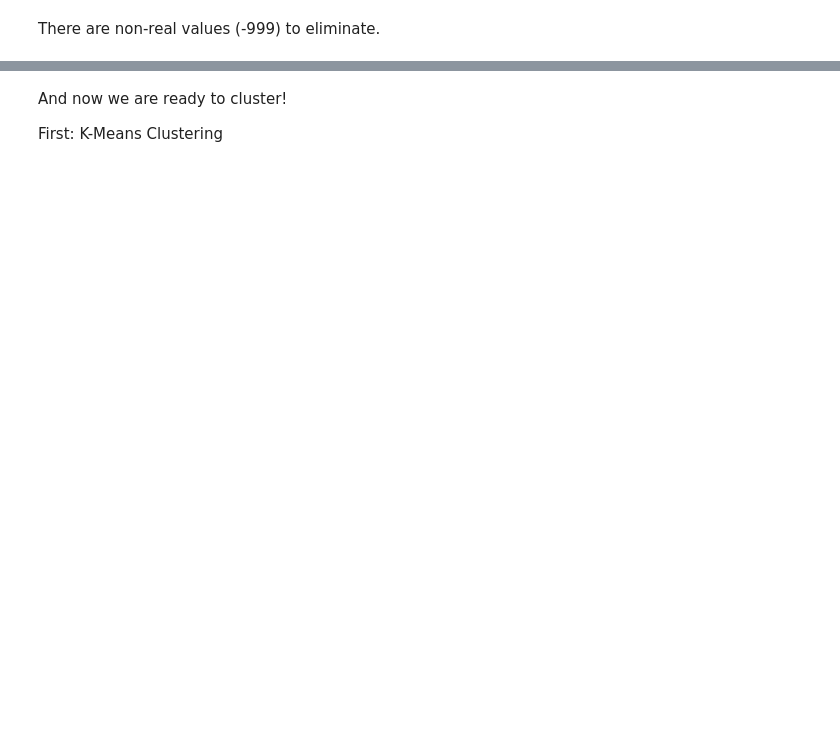
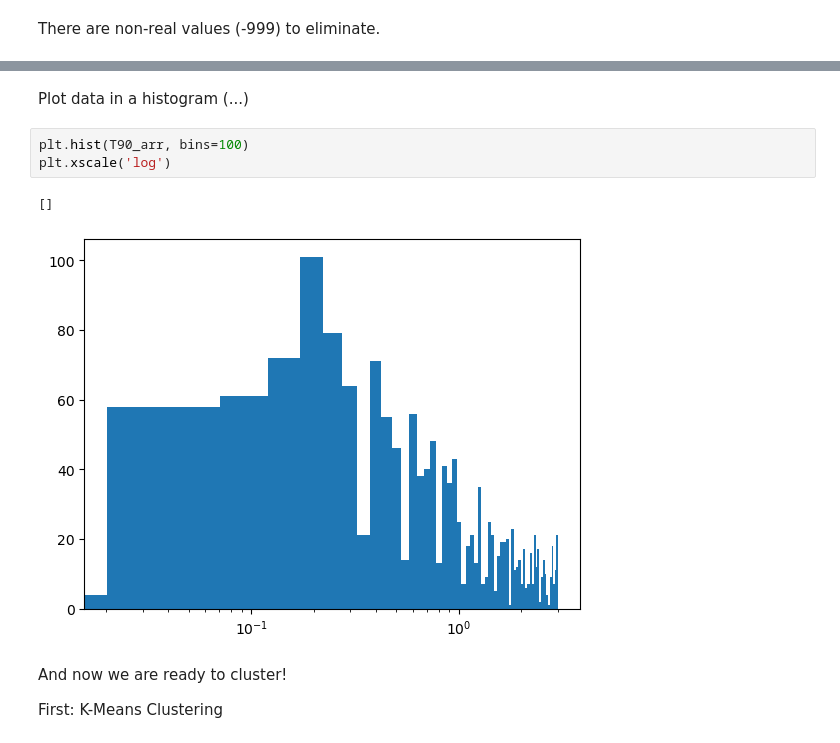
Before and after one commit to Ale5606/ilovegit, a Jupyter notebook: ML/280425/L14.ipynb, the cells around one changed output, grey strips where cells are left out. Drawn from its saved outputs; the diff is of its cells as text; blank space fills up the shorter version.

```diff
--- a/ML/280425/L14.ipynb
+++ b/ML/280425/L14.ipynb
@@ -58,5 +59,13 @@ plt.yscale('log')
 # %% [output]
 [figure]
+# %% [markdown]
+Plot data in a histogram (...)
+# %%
+plt.hist(T90_arr, bins=100)
+plt.xscale('log')
+# %% [output]
+[]
+[figure, added]
 # %% [markdown]
 And now we are ready to cluster!
 
```
Also changed, not shown: parts of 5 cells of this notebook, 1 other file.
